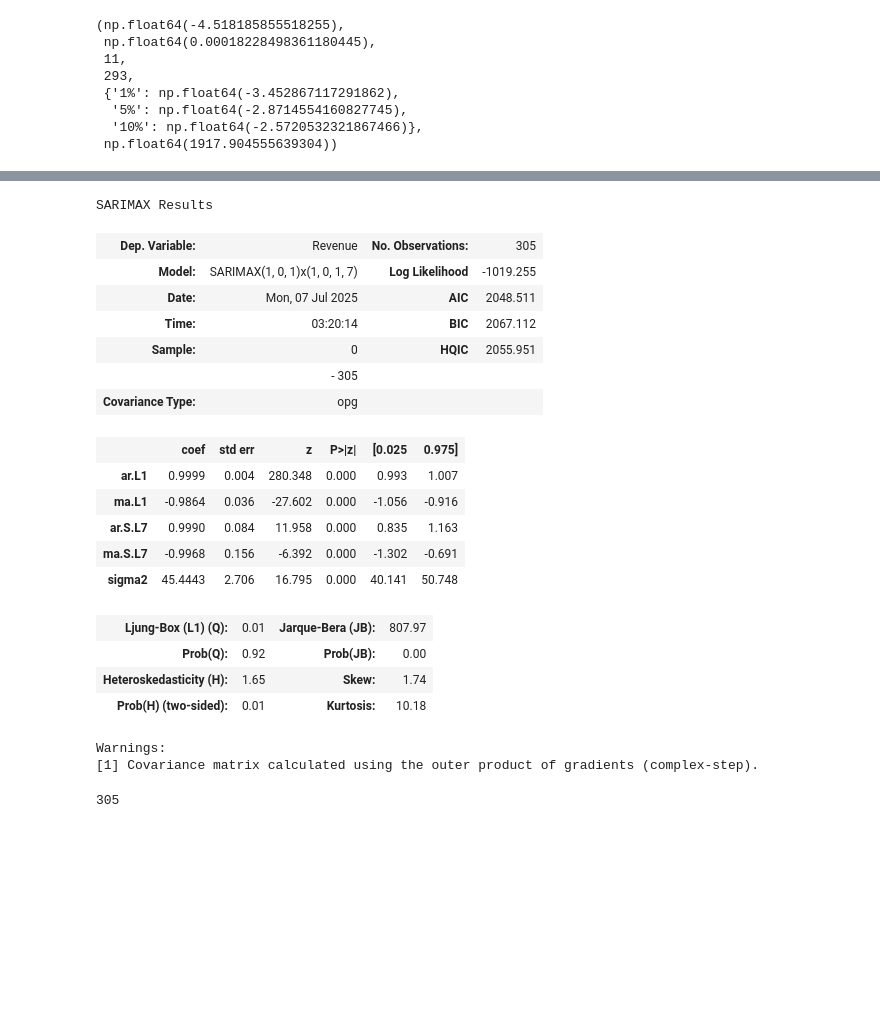
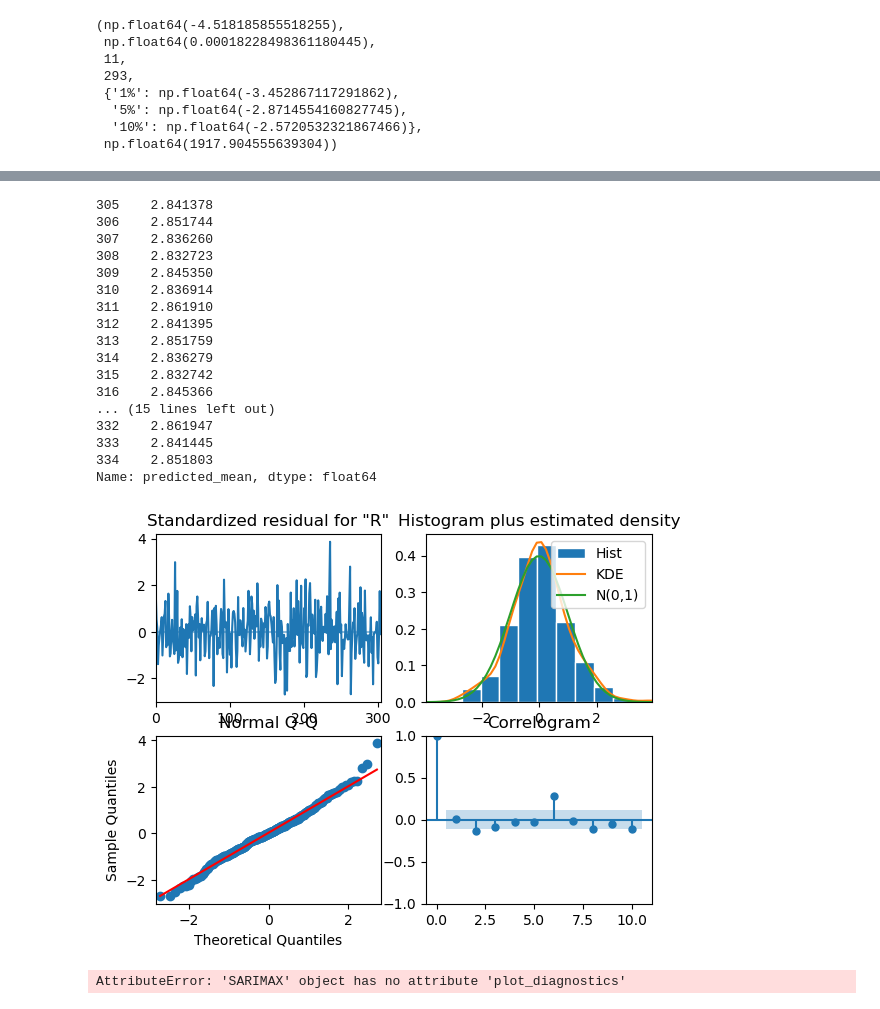
Before and after one commit to am-alibee/retailsales_forecasting, a Jupyter notebook: time_series_forecast.ipynb, the cells around one changed output, grey strips where cells are left out. Saved outputs shown, nothing was run; the diff lists cells and outputs as text; code cells hidden in the pictures; blank space fills up the shorter version.

Commit message:
saving the model result

```diff
--- a/time_series_forecast.ipynb
+++ b/time_series_forecast.ipynb
@@ -77,34 +76,33 @@ plt.show()
 # %%
 model = SARIMAX(
-    df,
+    np.log(df),
     order =(1,0,1),
     seasonal_order=(1,0,1,7)
 )
 
 results = model.fit()
-results.summary()
+forecast = results.get_forecast(steps=30)
+forecast.predicted_mean
 # %% [output]
-SARIMAX Results
+305    2.841378
+306    2.851744
+307    2.836260
+308    2.832723
+309    2.845350
+310    2.836914
+311    2.861910
+312    2.841395
+313    2.851759
+314    2.836279
+315    2.832742
+316    2.845366
+... (15 lines left out)
+332    2.861947
+333    2.841445
+334    2.851803
+Name: predicted_mean, dtype: float64
-| Dep. Variable: | Revenue | No. Observations: | 305 |
-| Model: | SARIMAX(1, 0, 1)x(1, 0, 1, 7) | Log Likelihood | -1019.255 |
-| Date: | Mon, 07 Jul 2025 | AIC | 2048.511 |
-| Time: | 03:20:14 | BIC | 2067.112 |
-| Sample: | 0 | HQIC | 2055.951 |
-|  | - 305 |  |  |
-| Covariance Type: | opg |  |  |
-|  | coef | std err | z | P>|z| | [0.025 | 0.975] |
-| ar.L1 | 0.9999 | 0.004 | 280.348 | 0.000 | 0.993 | 1.007 |
-| ma.L1 | -0.9864 | 0.036 | -27.602 | 0.000 | -1.056 | -0.916 |
-| ar.S.L7 | 0.9990 | 0.084 | 11.958 | 0.000 | 0.835 | 1.163 |
-| ma.S.L7 | -0.9968 | 0.156 | -6.392 | 0.000 | -1.302 | -0.691 |
-| sigma2 | 45.4443 | 2.706 | 16.795 | 0.000 | 40.141 | 50.748 |
-| Ljung-Box (L1) (Q): | 0.01 | Jarque-Bera (JB): | 807.97 |
-| Prob(Q): | 0.92 | Prob(JB): | 0.00 |
-| Heteroskedasticity (H): | 1.65 | Skew: | 1.74 |
-| Prob(H) (two-sided): | 0.01 | Kurtosis: | 10.18 |
-Warnings:
-[1] Covariance matrix calculated using the outer product of gradients (complex-step).
 # %%
-len(df)
+results.plot_diagnostics()
+plt.show()
 # %% [output]
-305
+[figure, added]
@@ -110,0 +131,4 @@ len(df)
+# %%
+model.plot_diagnostics()
+# %% [output]
+AttributeError: 'SARIMAX' object has no attribute 'plot_diagnostics'
```
Also changed, not shown: parts of 8 cells of this notebook, 1 other file.
